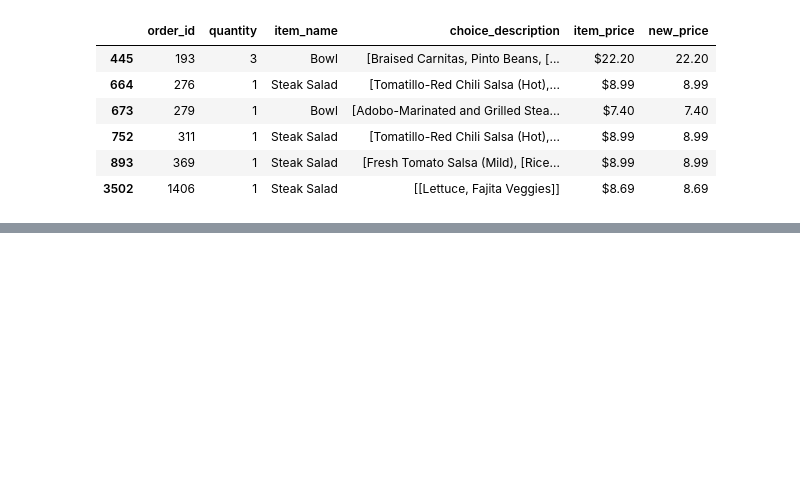
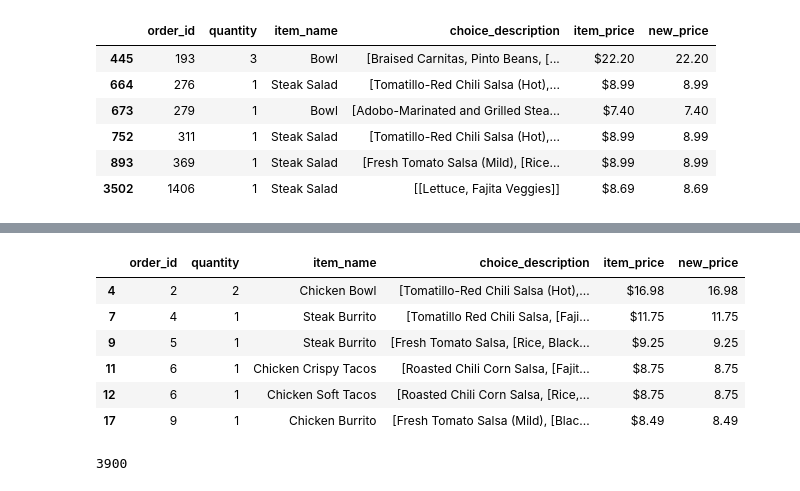
Before and after one commit to shinwoejin/Python, a Jupyter notebook: 9월 파이썬수업/파이썬시각화/games/games.ipynb, the cells around one changed output, grey strips where cells are left out. Cells and saved outputs as stored; diff of their text form; code cells hidden in the pictures; blank space fills up the shorter version.

```diff
--- a/9월 파이썬수업/파이썬시각화/games/games.ipynb
+++ b/9월 파이썬수업/파이썬시각화/games/games.ipynb
@@ -539,0 +574,7 @@ h
+# %%
+#choice_description 값이 NAN인 데이터를 "No Data!"로 대체해주세요
+k = df.fillna("No Data!")
+k.head(10)
+df.loc[df.choice_description.isnull(), 'choice_description'] = 'No Data!'
+m = df
+m.head()
@@ -539,0 +588,18 @@ h
+# %%
+# df의 choice_description에 Black이 들어가는 경우를 가져오세요
+n = df[(df.choice_description.str.contains('Black'))]
+n.head(6)
+# %% [output]
+|  | order_id | quantity | item_name | choice_description | item_price | new_price |
+| 4 | 2 | 2 | Chicken Bowl | [Tomatillo-Red Chili Salsa (Hot),... | $16.98 | 16.98 |
+| 7 | 4 | 1 | Steak Burrito | [Tomatillo Red Chili Salsa, [Faji... | $11.75 | 11.75 |
+| 9 | 5 | 1 | Steak Burrito | [Fresh Tomato Salsa, [Rice, Black... | $9.25 | 9.25 |
+| 11 | 6 | 1 | Chicken Crispy Tacos | [Roasted Chili Corn Salsa, [Fajit... | $8.75 | 8.75 |
+| 12 | 6 | 1 | Chicken Soft Tacos | [Roasted Chili Corn Salsa, [Rice,... | $8.75 | 8.75 |
+| 17 | 9 | 1 | Chicken Burrito | [Fresh Tomato Salsa (Mild), [Blac... | $8.49 | 8.49 |
+# %%
+# df의 choice_description 에 Vegetables 가 들어가지 않는 경우를 가져오세요
+o = len(df[~df.choice_description.str.contains('Vegetables')])
+o
+# %% [output]
+3900
```
Also changed, not shown: parts of 7 cells of this notebook, 2 other files.
